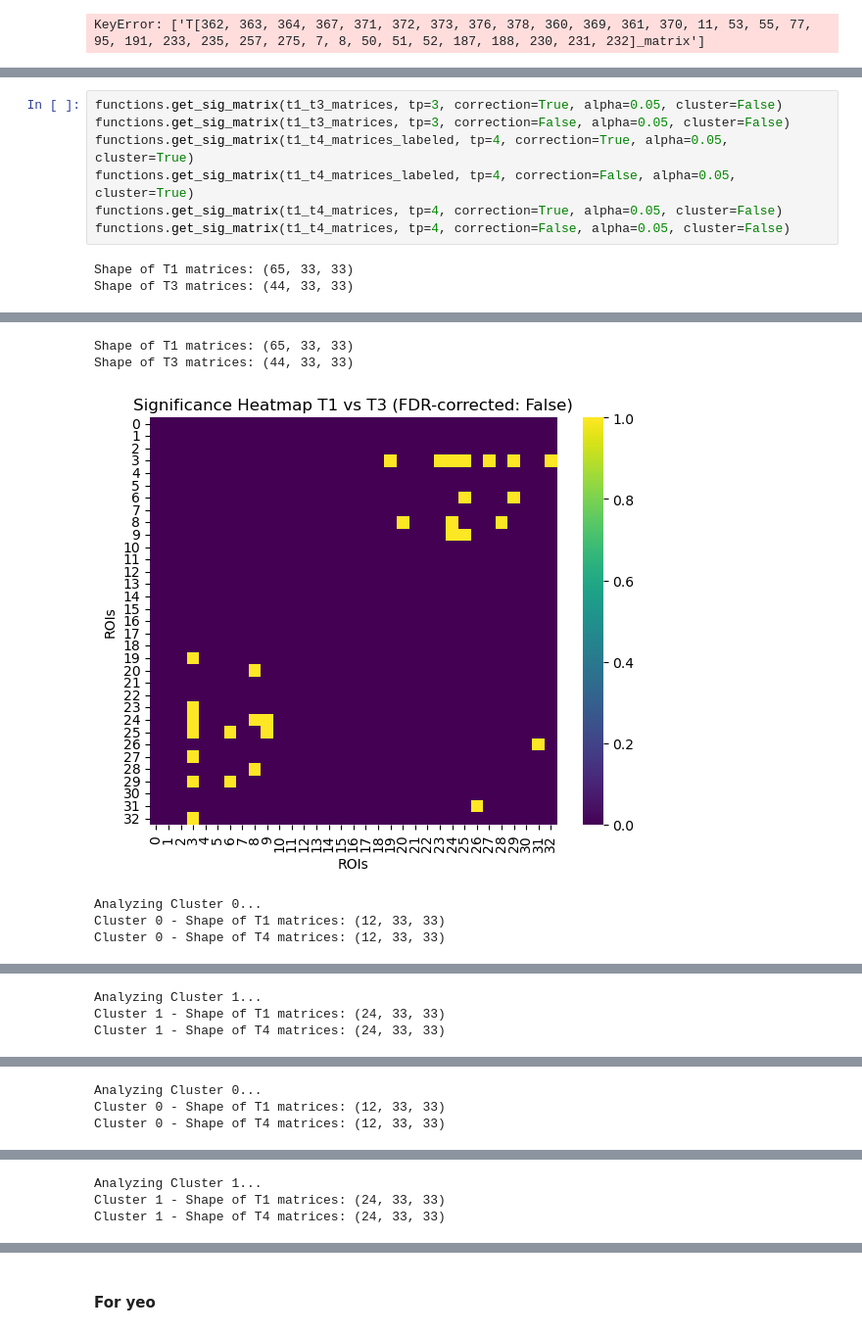
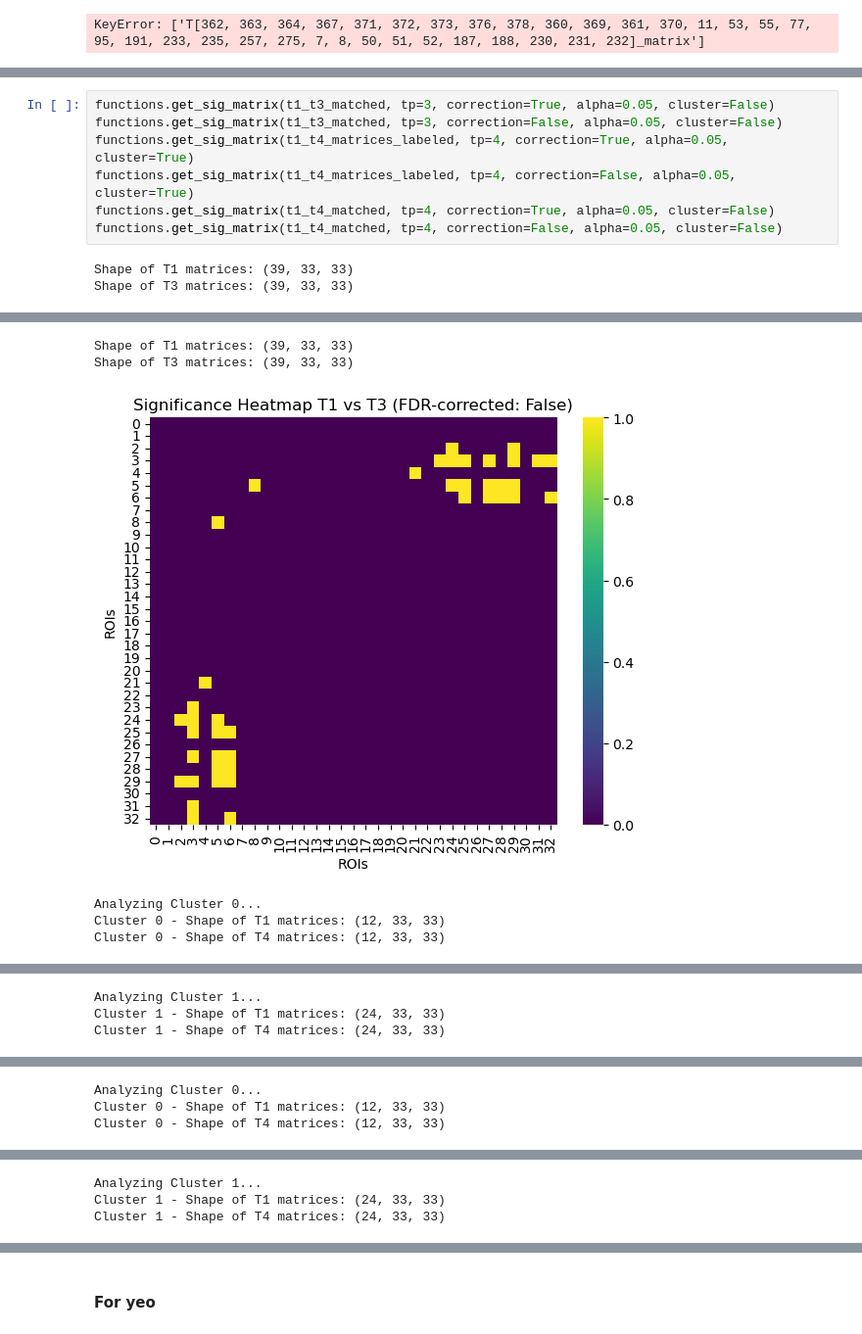
Before and after one commit to maylismlr/uphummel_MA4, a Jupyter notebook: clustering.ipynb, the cells around one changed output, grey strips where cells are left out. Shown at 98% size. Cells and saved outputs as stored; diff of their text form.

```diff
--- a/clustering.ipynb
+++ b/clustering.ipynb
@@ -158,17 +156,17 @@ Cluster 1 - Shape of T4 matrices: (24, 33, 33)
 # %%
-functions.get_sig_matrix(t1_t3_matrices, tp=3, correction=True, alpha=0.05, cluster=False)
-functions.get_sig_matrix(t1_t3_matrices, tp=3, correction=False, alpha=0.05, cluster=False)
+functions.get_sig_matrix(t1_t3_matched, tp=3, correction=True, alpha=0.05, cluster=False)
+functions.get_sig_matrix(t1_t3_matched, tp=3, correction=False, alpha=0.05, cluster=False)
 functions.get_sig_matrix(t1_t4_matrices_labeled, tp=4, correction=True, alpha=0.05, cluster=True)
 functions.get_sig_matrix(t1_t4_matrices_labeled, tp=4, correction=False, alpha=0.05, cluster=True)
-functions.get_sig_matrix(t1_t4_matrices, tp=4, correction=True, alpha=0.05, cluster=False)
-functions.get_sig_matrix(t1_t4_matrices, tp=4, correction=False, alpha=0.05, cluster=False)
+functions.get_sig_matrix(t1_t4_matched, tp=4, correction=True, alpha=0.05, cluster=False)
+functions.get_sig_matrix(t1_t4_matched, tp=4, correction=False, alpha=0.05, cluster=False)
 # %% [output]
-Shape of T1 matrices: (65, 33, 33)
-Shape of T3 matrices: (44, 33, 33)
+Shape of T1 matrices: (39, 33, 33)
+Shape of T3 matrices: (39, 33, 33)
 [figure]
-Shape of T1 matrices: (65, 33, 33)
-Shape of T3 matrices: (44, 33, 33)
+Shape of T1 matrices: (39, 33, 33)
+Shape of T3 matrices: (39, 33, 33)
-[figure, old version]
+[figure, new version]
 Analyzing Cluster 0...
 Cluster 0 - Shape of T1 matrices: (12, 33, 33)
 Cluster 0 - Shape of T4 matrices: (12, 33, 33)
```
Also changed, not shown: parts of 1 cell of this notebook, 1 other file.
